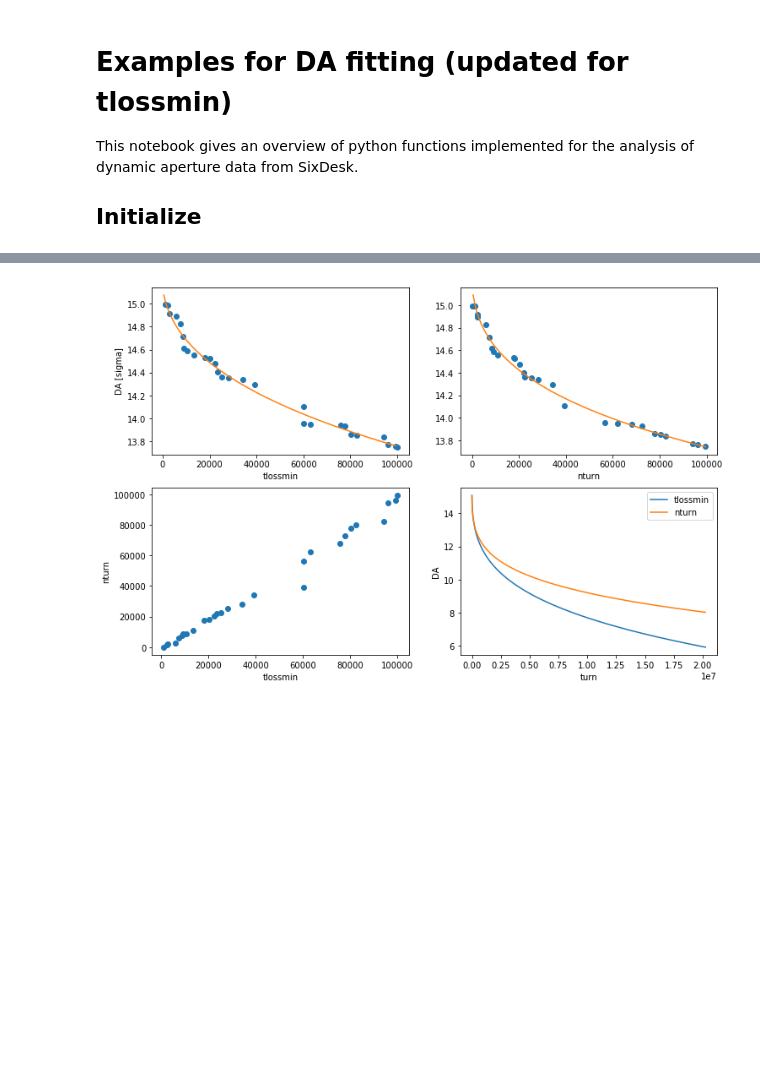
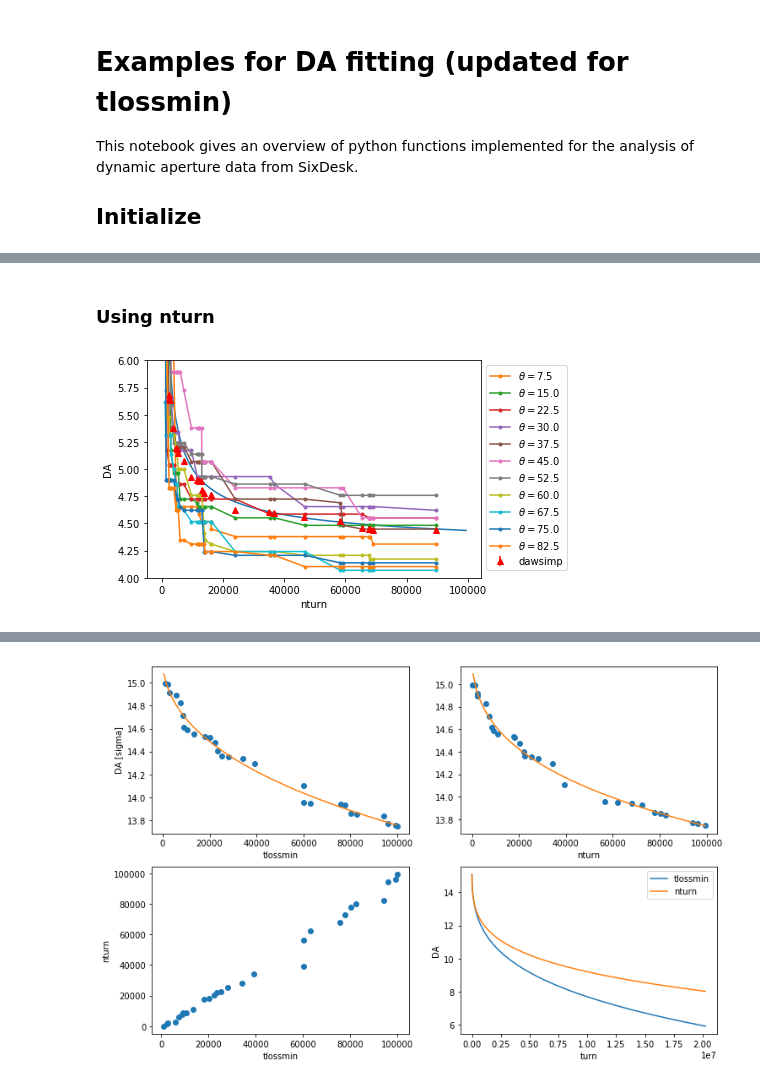
Before and after one commit to mtitze/HL-LHC, a Jupyter notebook: examples/examples_fitting_tlossmin.ipynb, the cells around one changed output, grey strips where cells are left out. Drawn from its saved outputs; the diff is of its cells as text; code cells hidden in the pictures; blank space fills up the shorter version.

```diff
--- a/examples/examples_fitting_tlossmin.ipynb
+++ b/examples/examples_fitting_tlossmin.ipynb
@@ -29,0 +45,41 @@ from scipy.integrate import nquad
+# %%
+dftot = pd.DataFrame()
+for nturn in np.arange(200.,100000.,100):
+    try:
+        df = pd.read_csv('/home/phermes/development/SixDeskDB/turns_for_all_angles/file_turn_{0}_seed_3.dat'.format(nturn),
+                        names=['angle','da','tloss'])
+        df['nturn'] = np.ones(len(df))*nturn
+        dftot = dftot.append(df)
+    except FileNotFoundError:
+        continue
+
+nturn = np.unique(dftot['nturn'])[0]
+aj = np.ones(len(dftot[dftot['nturn']==nturn])-2)
+for position in [len(aj),0]:
+    aj = np.insert(aj,position, 1.5)
+# %% [markdown]
+### Using nturn
+# %%
+seed=3
+b = da.davst('/home/phermes/development/SixDeskDB/test-0.db',emit=3.75)
+b.fit(seed,gradient=0.8)
+exda = b.extrapolate(11245*60*30)
+
+d,bb,k,_,_,_ = b._fit_parameters_dict[seed]
+
+turns =  np.arange(500,100000, 1000)
+daval =  da.davst_function(turns,d,bb,k)
+plt.errorbar(b.cleaned_data['nturn'],b.cleaned_data['dawsimp'],yerr=b.cleaned_data['dawsimperr'],fmt='r^')
+plt.plot(turns,daval)
+
+for angle in np.unique(dftot['angle']):
+    plt.plot(dftot[dftot['angle']==angle]['nturn'], dftot[dftot['angle']==angle]['da'],'.-',
+             label=r'$\theta=${}'.format(angle))
+
+plt.xlabel("nturn")
+plt.ylabel("DA")
+plt.ylim(4,6)
+plt.legend(bbox_to_anchor=[1.0,1.0])
+plt.show()
+# %% [output]
+[figure, added]
```
Also changed, not shown: parts of 24 cells of this notebook, 1 other file.
